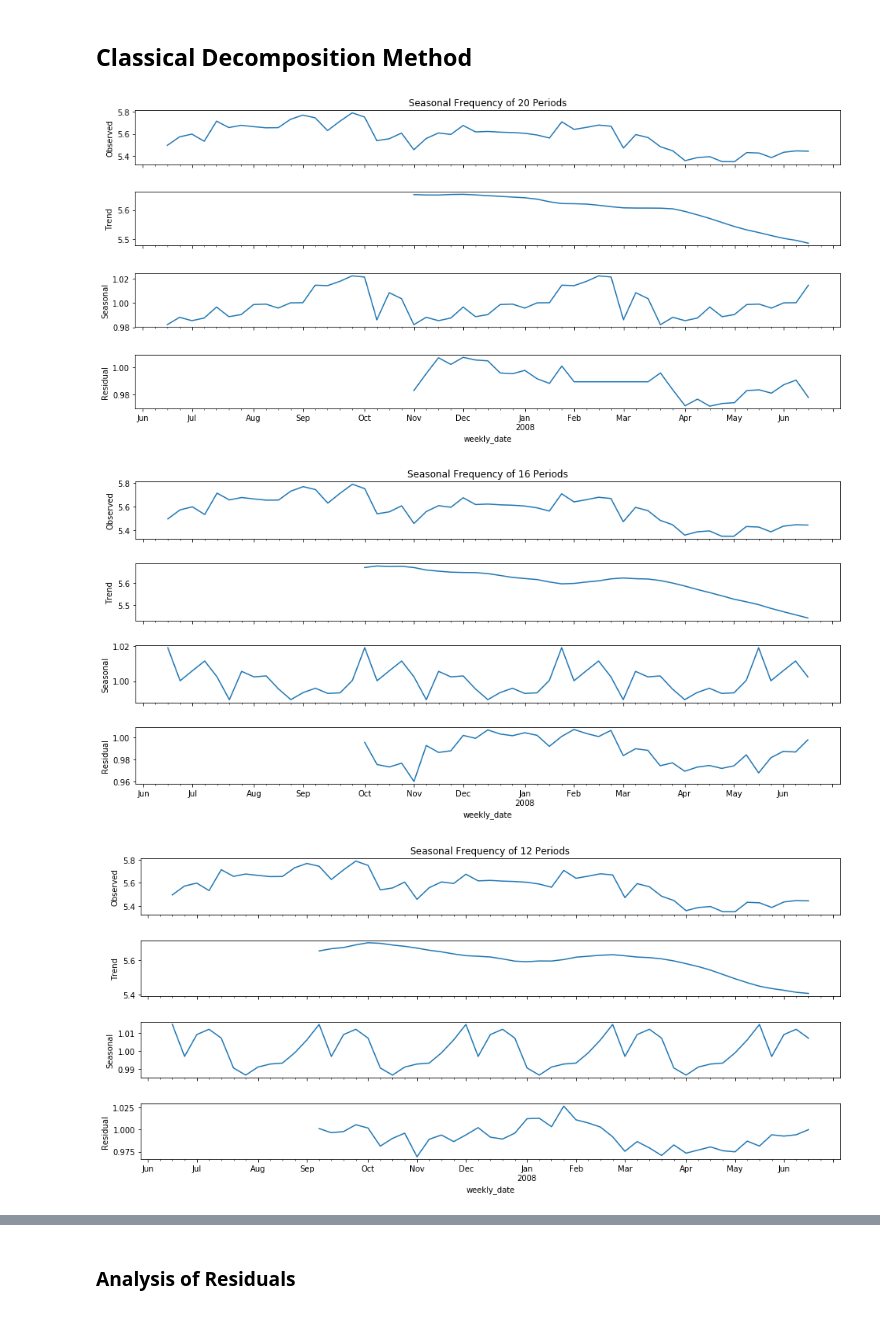
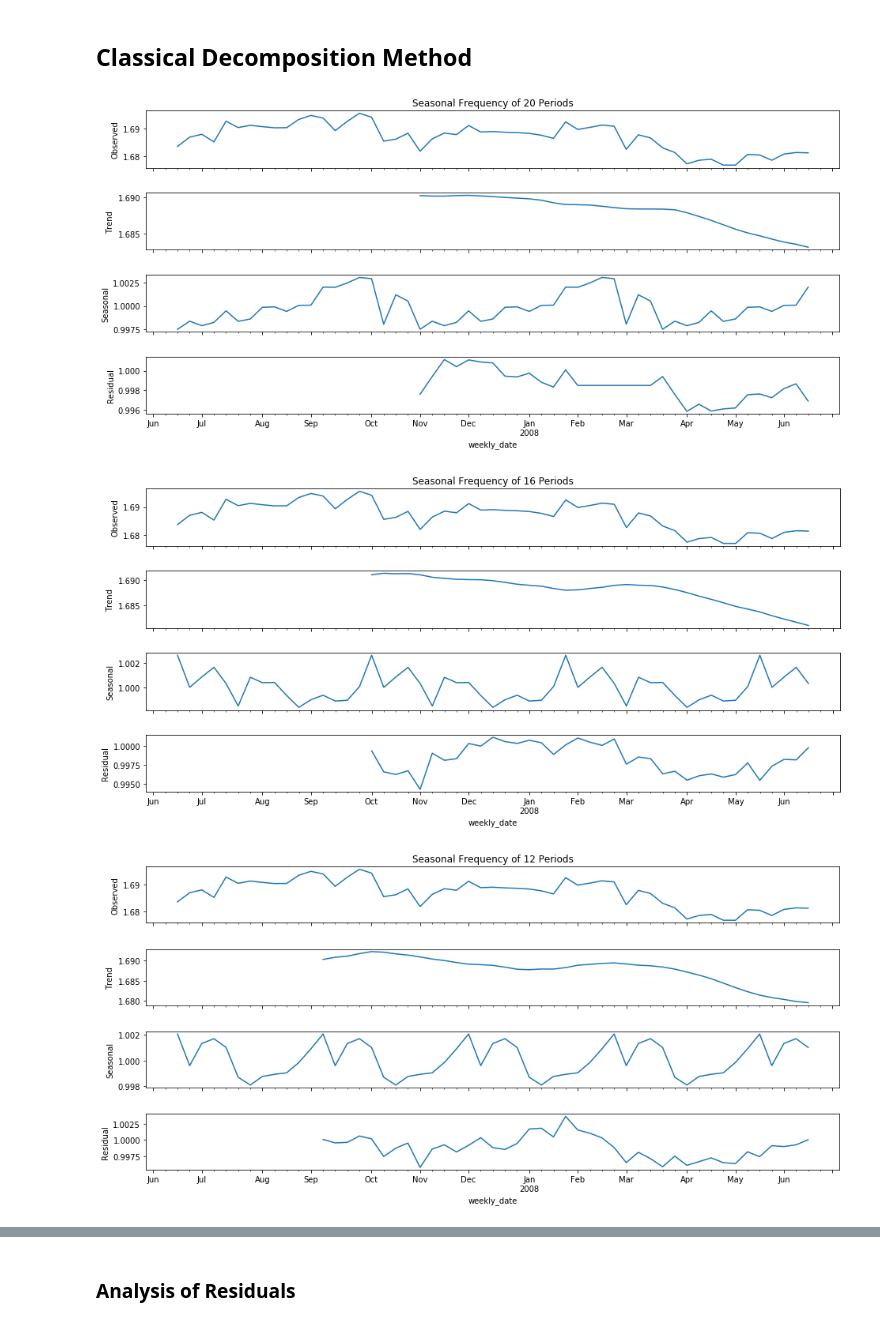
Before and after one commit to tkokkeng/KE5108-TVChannelRatings, a Jupyter notebook: decomposition.ipynb, the cells around one changed output, grey strips where cells are left out. Cells and saved outputs as stored; diff of their text form; code cells hidden in the pictures.

```diff
--- a/decomposition.ipynb
+++ b/decomposition.ipynb
@@ -18,6 +22,5 @@ import statsmodels.api as sm
 ## Load Data
 # %%
 train_ts_df = pd.read_csv('data/transformedTrainRatings.csv', index_col=0, parse_dates=True)
-train_ts_df['ln GRP'] = np.log(train_ts_df['GRP'])
 train_ts_df.head()
 # %% [output]
@@ -31,5 +34,4 @@ train_ts_df.head()
 # %%
 test_ts_df = pd.read_csv('data/transformedTestRatings.csv', index_col=0, parse_dates=True)
-test_ts_df['ln GRP'] = np.log(test_ts_df['GRP'])
 test_ts_df.head()
 # %% [output]
@@ -54,0 +58,19 @@ plt.show()
+# %%
+a_df = train_ts_df.append(test_ts_df)
+fig, ax1 = plt.subplots()
+fig.set_size_inches(20, 10)
+
+ax1.set_xlabel('Weeks')
+ax1.set_ylabel('GRP', color='blue')
+ax1.plot(a_df['GRP'], color='blue')
+ax1.tick_params(axis='y', labelcolor='blue')
+
+ax2 = ax1.twinx()  # instantiate a second axes that shares the same x-axis
+
+color = 'green'
+ax2.set_ylabel('GRP_boxcox', color='green')  # we already handled the x-label with ax1
+ax2.plot(a_df['GRP_boxcox'], color='green')
+ax2.tick_params(axis='y', labelcolor='green')
+
+fig.tight_layout()  # otherwise the right y-label is slightly clipped
+plt.show()
@@ -65,18 +89,18 @@ def plot_decomp(ts_df, freq, model='multiplicative', two_sided=False):
     return decomp
 # %%
 # Number of time series periods in a season = 20 (weeks) or 5 months
-decomp20 = plot_decomp(train_ts_df['ln GRP'], freq=20)
+decomp20 = plot_decomp(train_ts_df['GRP_boxcox'], freq=20)
 # %% [output]
-[figure, old version]
+[figure, new version]
 # %%
 # Number of time series periods in a season = 16 (weeks) or 4 months
-decomp16 = plot_decomp(train_ts_df['ln GRP'], freq=16)
+decomp16 = plot_decomp(train_ts_df['GRP_boxcox'], freq=16)
 # %% [output]
-[figure, old version]
+[figure, new version]
 # %%
 # Number of time series periods in a season = 12 (weeks) or 3 months
-decomp12 = plot_decomp(train_ts_df['ln GRP'], freq=12)
+decomp12 = plot_decomp(train_ts_df['GRP_boxcox'], freq=12)
 # %% [output]
-[figure, old version]
+[figure, new version]
 # %%
 # Number of time series periods in a season = 10 (weeks) or 2.5 months
```
Also changed, not shown: parts of 24 cells of this notebook.
